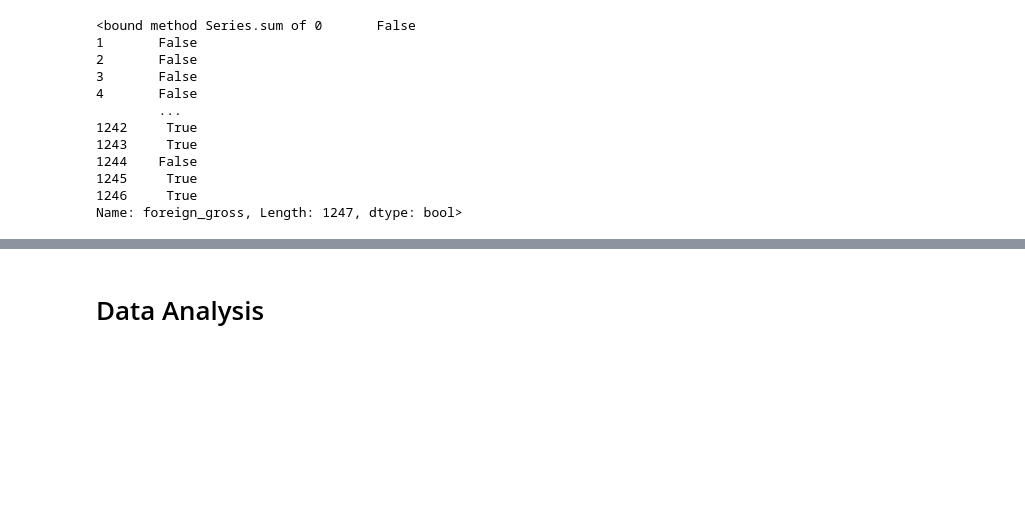
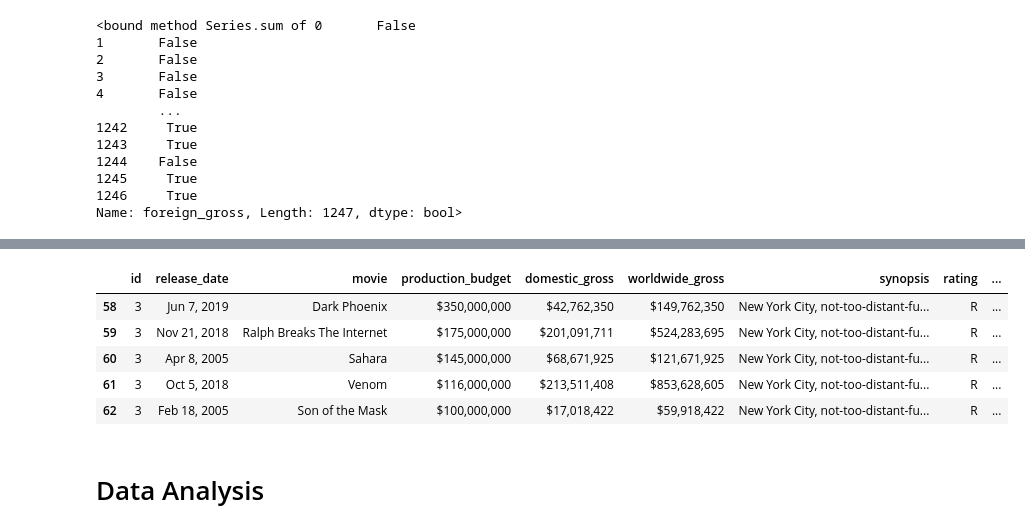
Before and after one commit to Edna722/Movie-Recommendation, a Jupyter notebook: Microsoft Film Project.ipynb, the cells around one changed output, grey strips where cells are left out. Cells and saved outputs as stored; diff of their text form; code cells hidden in the pictures; blank space fills up the shorter version.

```diff
--- a/Microsoft Film Project.ipynb
+++ b/Microsoft Film Project.ipynb
@@ -275,3 +277,14 @@ reviews_df.tail(100)
+# %%
+#Drop the columns with missing values
+reviews_df = reviews_df.dropna()
+reviews_df.head()
+# %% [output]
+|  | id | release_date | movie | production_budget | domestic_gross | worldwide_gross | synopsis | rating | ... |
+| 58 | 3 | Jun 7, 2019 | Dark Phoenix | $350,000,000 | $42,762,350 | $149,762,350 | New York City, not-too-distant-fu... | R | ... |
+| 59 | 3 | Nov 21, 2018 | Ralph Breaks The Internet | $175,000,000 | $201,091,711 | $524,283,695 | New York City, not-too-distant-fu... | R | ... |
+| 60 | 3 | Apr 8, 2005 | Sahara | $145,000,000 | $68,671,925 | $121,671,925 | New York City, not-too-distant-fu... | R | ... |
+| 61 | 3 | Oct 5, 2018 | Venom | $116,000,000 | $213,511,408 | $853,628,605 | New York City, not-too-distant-fu... | R | ... |
+| 62 | 3 | Feb 18, 2005 | Son of the Mask | $100,000,000 | $17,018,422 | $59,918,422 | New York City, not-too-distant-fu... | R | ... |
 # %% [markdown]
 # Data Analysis
 # %% [markdown]
```
Also changed, not shown: parts of 7 cells of this notebook, 18 other files.
